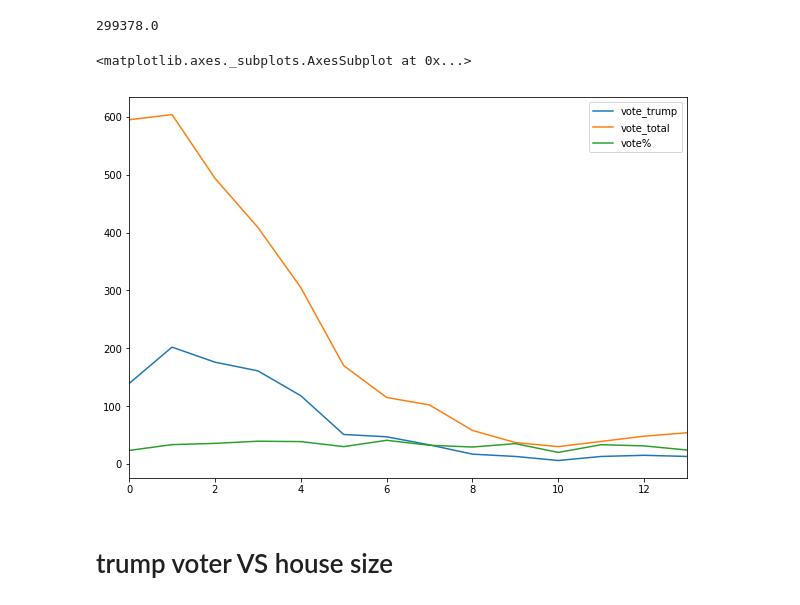
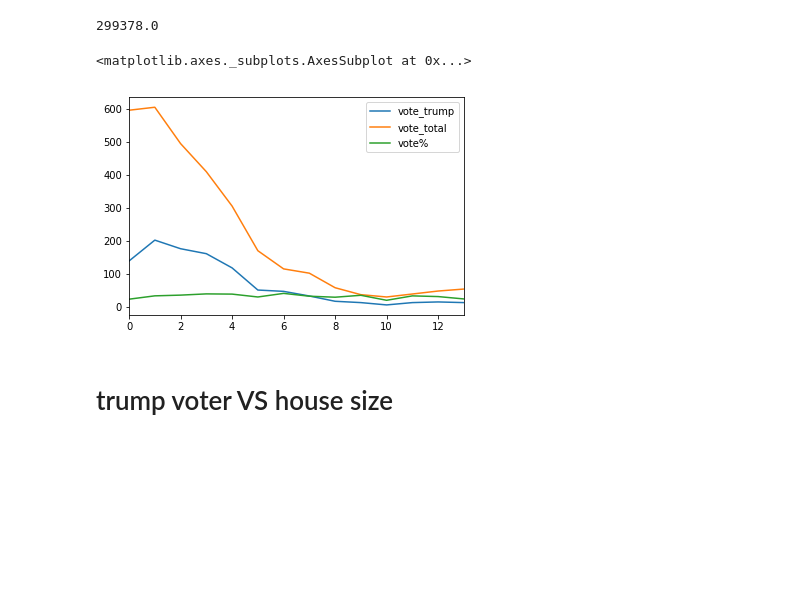
Before and after one commit to wangdianyh/trump-4703, a Jupyter notebook: Trump.ipynb, the cells around one changed output. Drawn from its saved outputs; the diff is of its cells as text; code cells hidden in the pictures; blank space fills up the shorter version.

```diff
--- a/Trump.ipynb
+++ b/Trump.ipynb
@@ -221,10 +221,10 @@ df_income_level['vote%'] = np.round((df_income_level.vote_trump / df_income_leve
 # %%
 df_income_level = df_income_level.reset_index()
 # %%
-df_income_level.plot(figsize=(10, 7))
+df_income_level.plot()
 # %% [output]
 <matplotlib.axes._subplots.AxesSubplot at 0x...>
-[figure, old version]
+[figure, new version]
 # %% [markdown]
 # trump voter VS house size
 # %%
```
Also changed, not shown: parts of 16 cells of this notebook.
